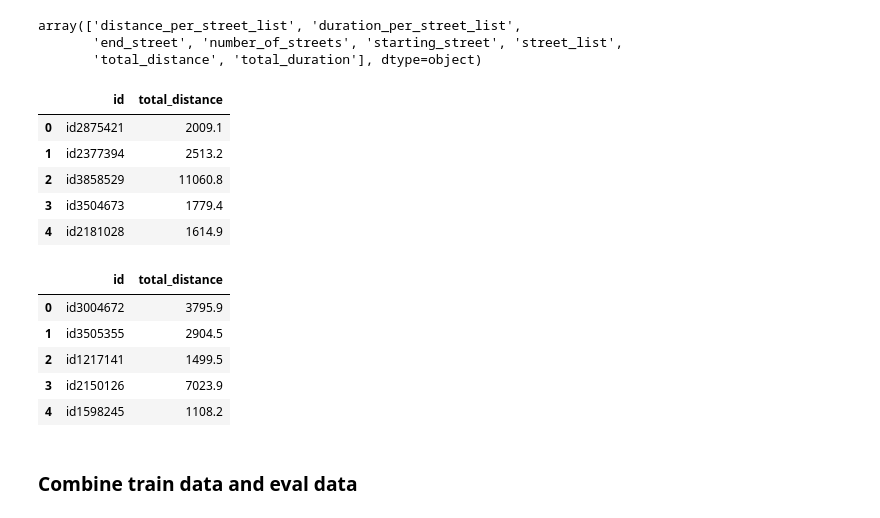
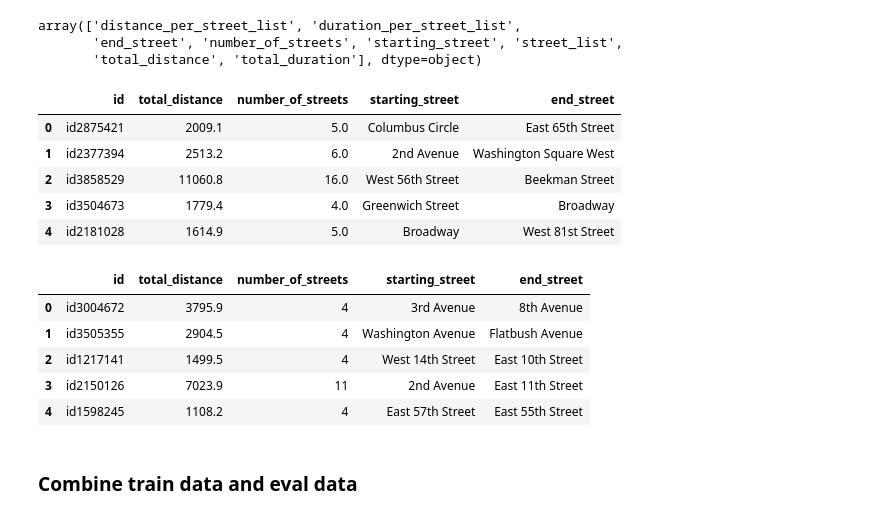
Before and after one commit to latuannetnam/kaggle, a Jupyter notebook: New York City Taxi Trip Duration/nb-taxi-trip-duration-v2-osrm.ipynb, the cells around one changed output. Drawn from its saved outputs; the diff is of its cells as text; code cells hidden in the pictures.

```diff
--- a/New York City Taxi Trip Duration/nb-taxi-trip-duration-v2-osrm.ipynb
+++ b/New York City Taxi Trip Duration/nb-taxi-trip-duration-v2-osrm.ipynb
@@ -115,25 +134,26 @@ array(['distance_per_street_list', 'duration_per_street_list',
        'end_street', 'number_of_streets', 'starting_street', 'street_list',
        'total_distance', 'total_duration'], dtype=object)
 # %%
-train_osm_data = train_osm[['id', 'total_distance']]
+col_use =['id', 'total_distance', 'number_of_streets', 'starting_street', 'end_street']
+train_osm_data = train_osm[col_use]
 train_osm_data[:5]
 # %% [output]
-|  | id | total_distance |
-| 0 | id2875421 | 2009.1 |
-| 1 | id2377394 | 2513.2 |
-| 2 | id3858529 | 11060.8 |
-| 3 | id3504673 | 1779.4 |
-| 4 | id2181028 | 1614.9 |
+|  | id | total_distance | number_of_streets | starting_street | end_street |
+| 0 | id2875421 | 2009.1 | 5.0 | Columbus Circle | East 65th Street |
+| 1 | id2377394 | 2513.2 | 6.0 | 2nd Avenue | Washington Square West |
+| 2 | id3858529 | 11060.8 | 16.0 | West 56th Street | Beekman Street |
+| 3 | id3504673 | 1779.4 | 4.0 | Greenwich Street | Broadway |
+| 4 | id2181028 | 1614.9 | 5.0 | Broadway | West 81st Street |
 # %%
-eval_osm_data = eval_osm[['id', 'total_distance']]
+eval_osm_data = eval_osm[col_use]
 eval_osm_data[:5]
 # %% [output]
-|  | id | total_distance |
-| 0 | id3004672 | 3795.9 |
-| 1 | id3505355 | 2904.5 |
-| 2 | id1217141 | 1499.5 |
-| 3 | id2150126 | 7023.9 |
-| 4 | id1598245 | 1108.2 |
+|  | id | total_distance | number_of_streets | starting_street | end_street |
+| 0 | id3004672 | 3795.9 | 4 | 3rd Avenue | 8th Avenue |
+| 1 | id3505355 | 2904.5 | 4 | Washington Avenue | Flatbush Avenue |
+| 2 | id1217141 | 1499.5 | 4 | West 14th Street | East 10th Street |
+| 3 | id2150126 | 7023.9 | 11 | 2nd Avenue | East 11th Street |
+| 4 | id1598245 | 1108.2 | 4 | East 57th Street | East 55th Street |
 # %%
 del train_osm
 # %%
```
Also changed, not shown: parts of 24 cells of this notebook, 1 other file.
